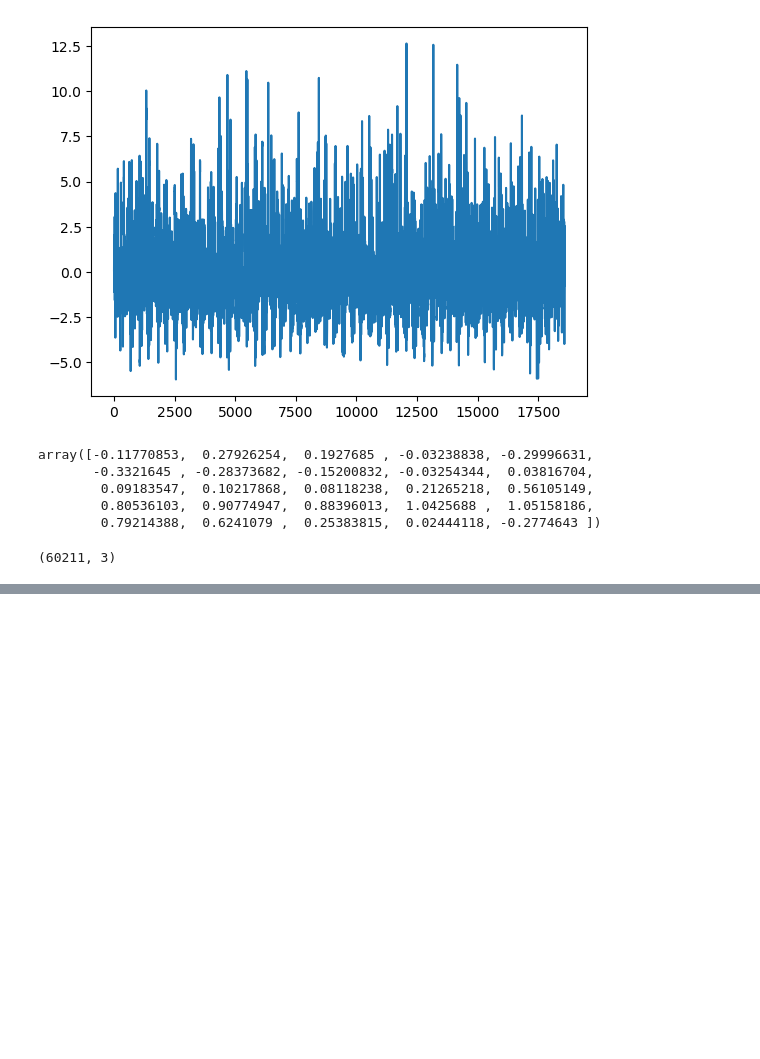
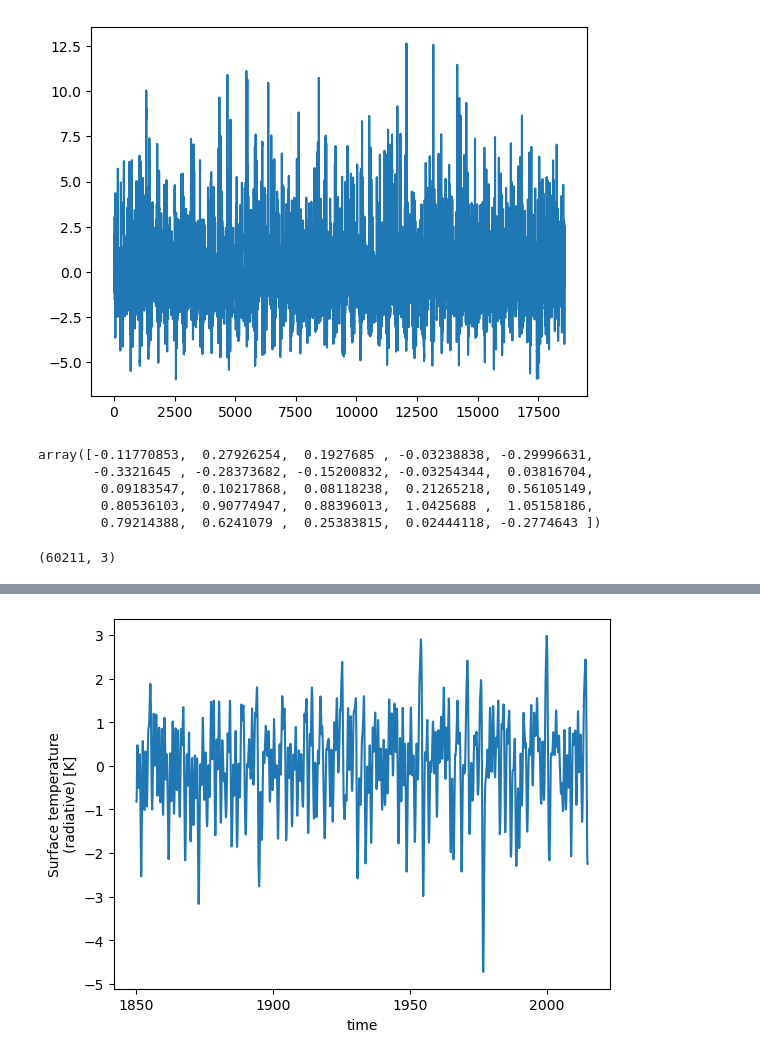
Before and after one commit to Jolan-vP/E3SM, a Jupyter notebook: playfile.ipynb, the cells around one changed output, grey strips where cells are left out. Cells and saved outputs as stored; diff of their text form; code cells hidden in the pictures; blank space fills up the shorter version.

```diff
--- a/playfile.ipynb
+++ b/playfile.ipynb
@@ -290,0 +353,7 @@ train_dat["x"].shape
+# %%
+fpath = "/Users/C830793391/BIG_DATA/E3SM_Data/presaved/ENSO_ne30pg2_HighRes/nino.member0101.daily.nc"
+nino_ens1 = xr.open_dataset(fpath)
+nino_ens1.nino34.plot()
+ninox_array = nino_ens1.nino34.values
+# %% [output]
+[figure, added]
```
Also changed, not shown: parts of 4 cells of this notebook, 5 other files.
